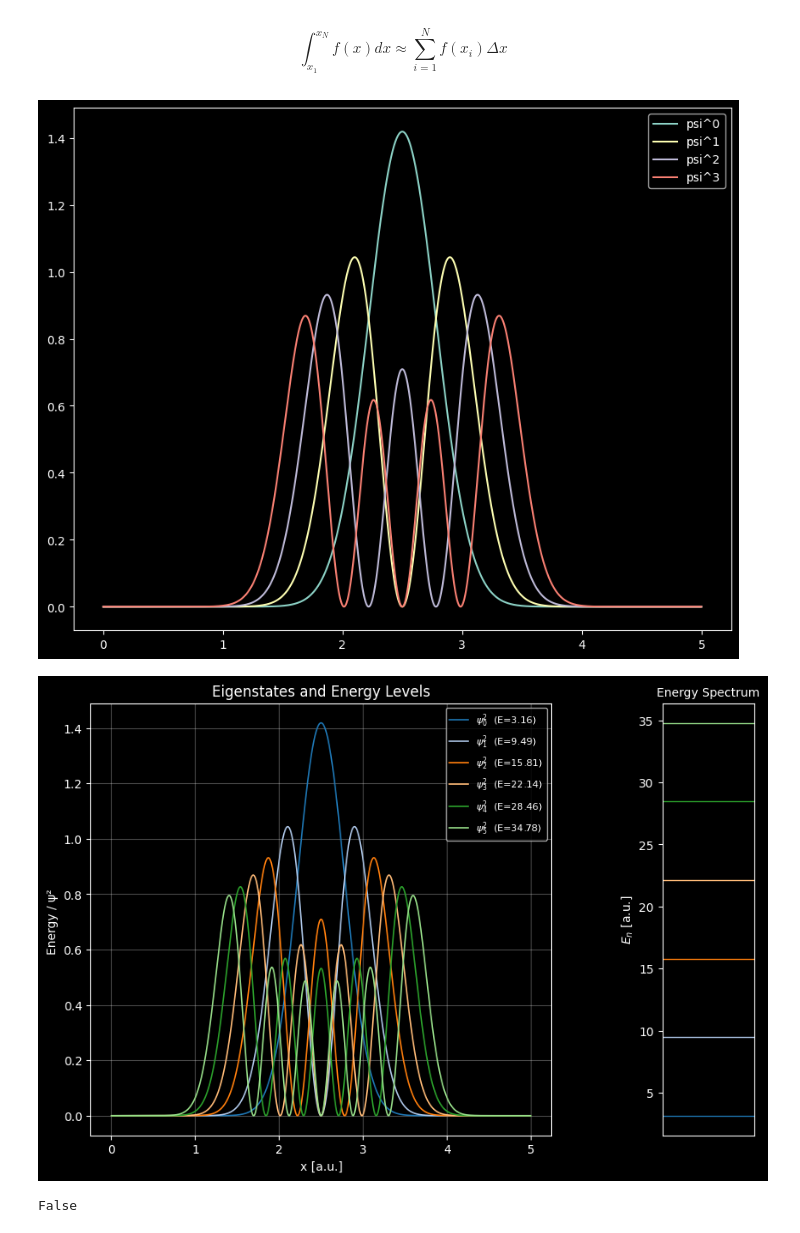
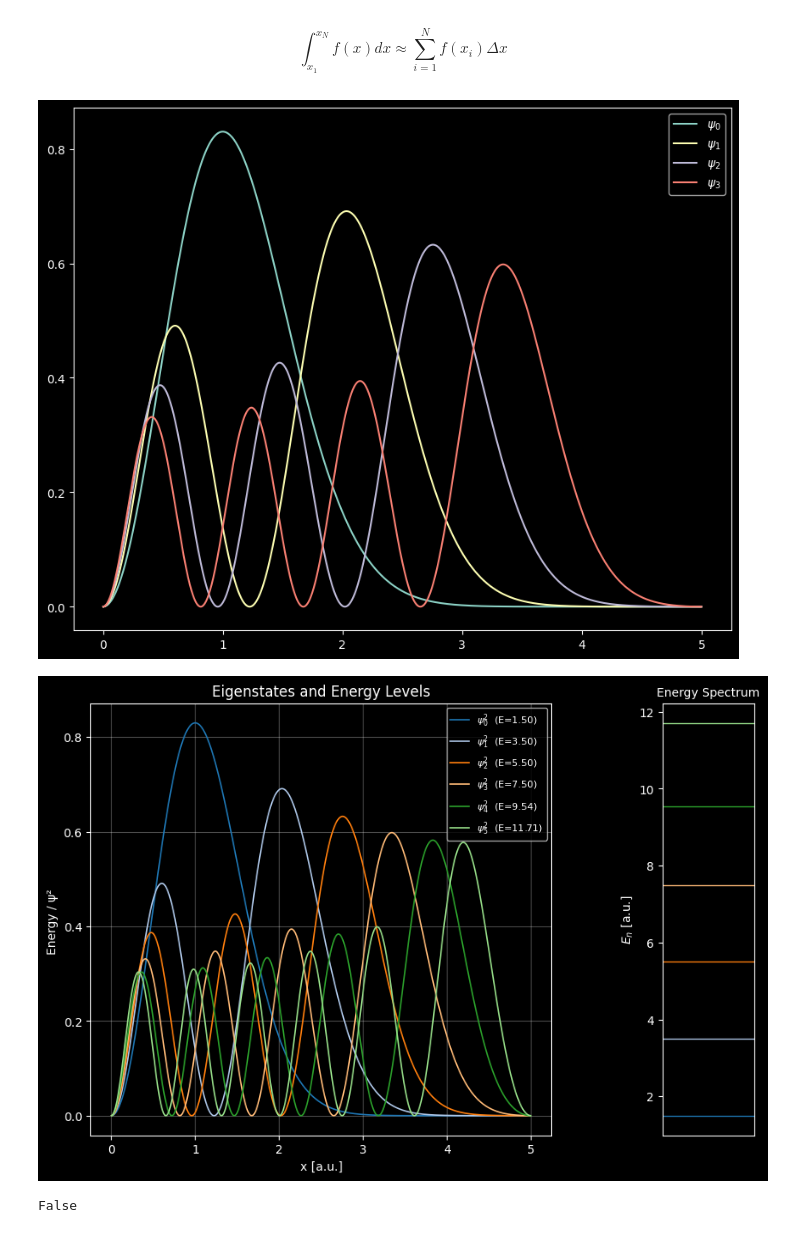
Before and after one commit to Ahilan-Bucket/python-sims-in-development, a Jupyter notebook: Numerical Potential Solver/Temp infinite any V.ipynb, the cells around one changed output. Saved outputs shown, nothing was run; the diff lists cells and outputs as text; code cells hidden in the pictures.

Commit message:
Half Harmonic works, created a new Wall plot function and new way to patch existing functions

```diff
--- a/Numerical Potential Solver/Temp infinite any V.ipynb
+++ b/Numerical Potential Solver/Temp infinite any V.ipynb
@@ -158,6 +158,8 @@ m = 1
 # Define Potential
 
 # Potential Play Grounds
+
+walls_array = []
 
 def constant(c):
     V = c
@@ -171,16 +173,32 @@ def inf_sqaure_well(x,lower_bound,upper_bound):
     "Gives you an Infinite square well of Length L"
     "Takes the Grind Points array x and creates an array of Zeros in the same shape"
     ""
+    walls_array.append(lower_bound)
+    walls_array.append(upper_bound)
+
     V = np.zeros_like(x)
     V[x<lower_bound] = np.inf # Potnetial of infinite below Lower Bound
     V[x>upper_bound] = np.inf # Potnetial of infinte above upper Bound
     # Effetively, all untouced grind points have potential Zero
 
-    return V,lower_bound,upper_bound
+    return V
 
-def harmonic(x):
+def inf_wall(x,side,bound):
+    walls_array.append(bound)
+
+    side.strip(', . ').lower
+    V = np.zeros_like(x)
+    if side =='left':
+        V[x<bound] = np.inf
+    elif side =='right':
+        V[x>bound] = np.inf
+
+    return V
+
+def harmonic(x,center=0,k=1):
+    V = np.zeros_like(x)
     constant = 1 #m*L**2
-    potential = 20*(x - L/2)**2 # Parabola
+    potential = 0.5*k*(x - center)**2 # Parabola
     return constant*potential
 
 def V_double_well(x, depth=20, separation=1):
@@ -191,4 +209,4 @@ def V_double_well(x, depth=20, separation=1):
 
 #V,lower_bound,upper_bound = inf_sqaure_well(x,0,L)
 
-V = harmonic(x)
+V = inf_wall(x,'left',bound=0)+harmonic(x)
@@ -263,14 +289,14 @@ psi = psi/np.sqrt(norm)
 # %%
 # Plot
 plt.style.use("dark_background")
 plt.figure(figsize=(10,8))
 
 for n in range(0,4):
 
-    plt.plot(x[1:-1], psi[:,n]**2, label = "psi^{}".format(n))
+    plt.plot(x[1:-1], psi[:,n]**2, label = "$\psi_{}$".format(n))
     plt.legend()
 # %% [output]
-[figure, old version]
+[figure, new version]
 # %%
 plt.style.use("dark_background")
 
@@ -306,7 +332,7 @@ for n in range(6):
 , lw=1)
 plt.show()
 # %% [output]
-[figure, old version]
+[figure, new version]
 # %%
 bool(0)
 # %% [output]
```
Also changed, not shown: parts of 4 cells of this notebook.
